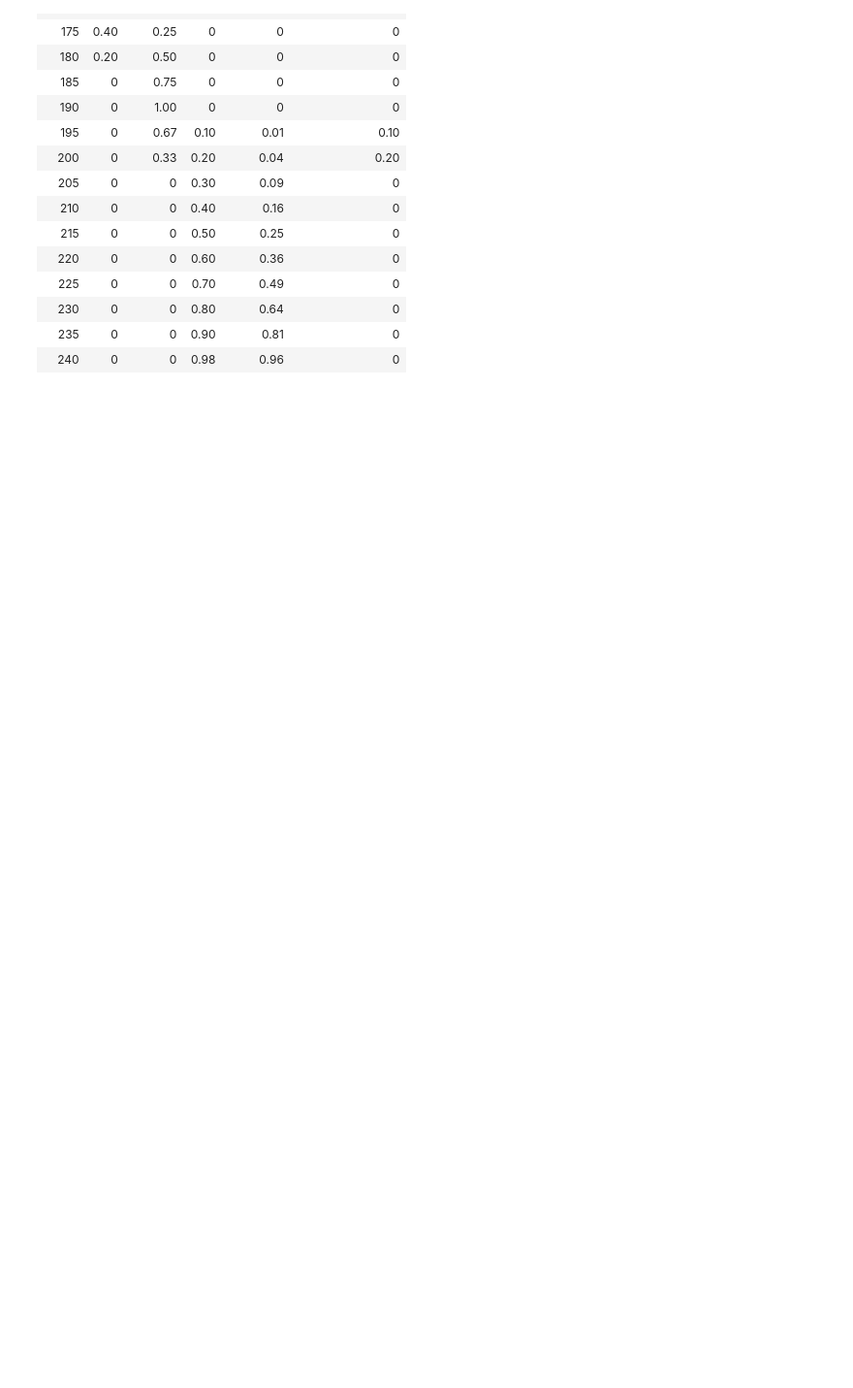
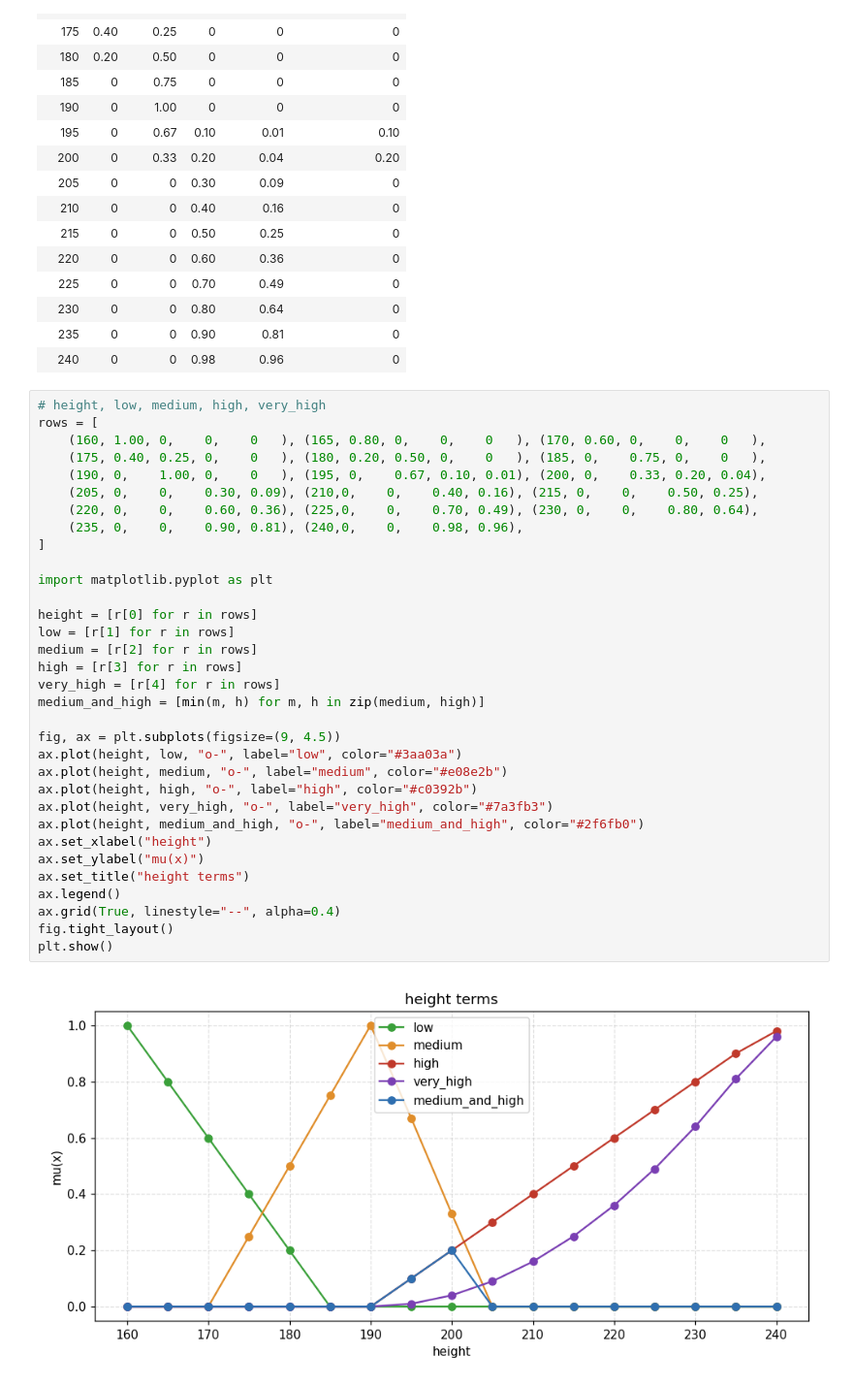
Before and after one commit to sabahtalateh/ainots, a Jupyter notebook: specgraphlog/task9_player.ipynb, the cells around one changed output. Shown at 97% size. Drawn from its saved outputs; the diff is of its cells as text; blank space fills up the shorter version.

```diff
--- a/specgraphlog/task9_player.ipynb
+++ b/specgraphlog/task9_player.ipynb
@@ -80,3 +111,38 @@ display(HTML(f"<table style='border-collapse:collapse;font-family:monospace;'><t
 | 230 | 0 | 0 | 0.80 | 0.64 | 0 |
 | 235 | 0 | 0 | 0.90 | 0.81 | 0 |
 | 240 | 0 | 0 | 0.98 | 0.96 | 0 |
+# %%
+# height, low, medium, high, very_high
+rows = [
+    (160, 1.00, 0,    0,    0   ), (165, 0.80, 0,    0,    0   ), (170, 0.60, 0,    0,    0   ),
+    (175, 0.40, 0.25, 0,    0   ), (180, 0.20, 0.50, 0,    0   ), (185, 0,    0.75, 0,    0   ),
+    (190, 0,    1.00, 0,    0   ), (195, 0,    0.67, 0.10, 0.01), (200, 0,    0.33, 0.20, 0.04),
+    (205, 0,    0,    0.30, 0.09), (210,0,    0,    0.40, 0.16), (215, 0,    0,    0.50, 0.25),
+    (220, 0,    0,    0.60, 0.36), (225,0,    0,    0.70, 0.49), (230, 0,    0,    0.80, 0.64),
+    (235, 0,    0,    0.90, 0.81), (240,0,    0,    0.98, 0.96),
+]
+
+import matplotlib.pyplot as plt
+
+height = [r[0] for r in rows]
+low = [r[1] for r in rows]
+medium = [r[2] for r in rows]
+high = [r[3] for r in rows]
+very_high = [r[4] for r in rows]
+medium_and_high = [min(m, h) for m, h in zip(medium, high)]
+
+fig, ax = plt.subplots(figsize=(9, 4.5))
+ax.plot(height, low, "o-", label="low", color="#3aa03a")
+ax.plot(height, medium, "o-", label="medium", color="#e08e2b")
+ax.plot(height, high, "o-", label="high", color="#c0392b")
+ax.plot(height, very_high, "o-", label="very_high", color="#7a3fb3")
+ax.plot(height, medium_and_high, "o-", label="medium_and_high", color="#2f6fb0")
+ax.set_xlabel("height")
+ax.set_ylabel("mu(x)")
+ax.set_title("height terms")
+ax.legend()
+ax.grid(True, linestyle="--", alpha=0.4)
+fig.tight_layout()
+plt.show()
+# %% [output]
+[figure, added]
```
Also changed, not shown: parts of 1 cell of this notebook.
